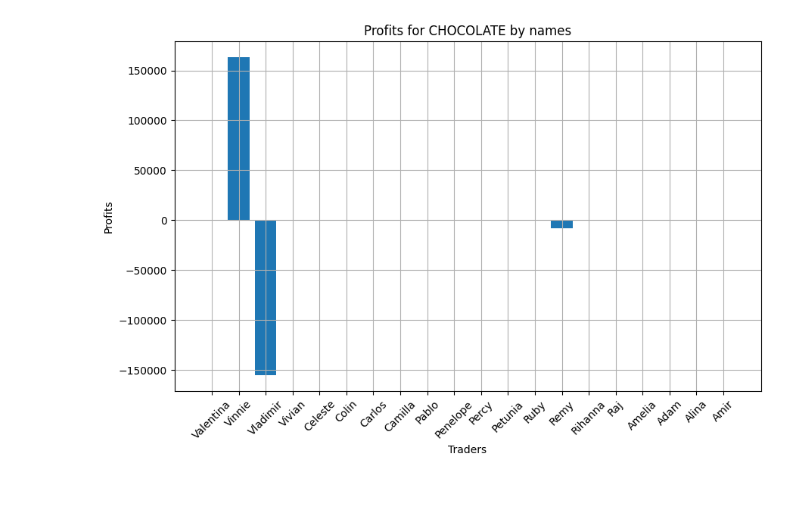
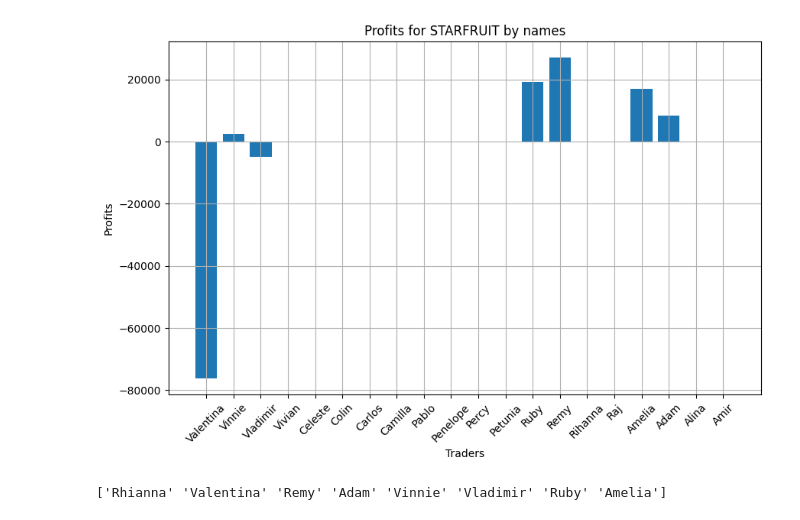
Before and after one commit to Gael-BB/Prosperity2, a Jupyter notebook: research/round5/profit_visualizer.ipynb, the cells around one changed output. Cells and saved outputs as stored; diff of their text form; code cells hidden in the pictures; blank space fills up the shorter version.

```diff
--- a/research/round5/profit_visualizer.ipynb
+++ b/research/round5/profit_visualizer.ipynb
@@ -39,7 +48,7 @@ for path in paths:
     trades = get_data(path)
     prices = get_data(path, price_data=True)
 
-    unique_traders = trades['buyer'].unique()
+    unique_traders = pd.concat([trades['buyer'], trades['seller']], axis=0).unique()
     unique_products = trades['symbol'].unique()
     for trader in traders:
         if trader not in unique_traders:
@@ -49,15 +58,24 @@ for path in paths:
                 continue
             profits[product][trader] += calculate_specific_profits(trades, prices, trader, product)
 # %%
-visualizing_product = 'CHOCOLATE'
+visualizing_product = 'STARFRUIT'
 
 plt.figure(figsize=(10, 6))
 plt.bar(traders, list(profits[visualizing_product].values()))
 plt.xticks(rotation=45)
 plt.grid()
 plt.ylabel('Profits')
 plt.xlabel('Traders')
 plt.title(f'Profits for {visualizing_product} by names')
 plt.show()
 # %% [output]
-[figure, old version]
+[figure, new version]
+# %%
+visualizing_path_index = 2
+visualizing_trader = 'Valentina'
+
+trades = get_data(paths[visualizing_path_index])
+trades = trades[trades['symbol'] == visualizing_product]
+print(pd.concat([trades['buyer'], trades['seller']], axis=0).unique())
+# %% [output]
+['Rhianna' 'Valentina' 'Remy' 'Adam' 'Vinnie' 'Vladimir' 'Ruby' 'Amelia']
```
Also changed, not shown: parts of 5 cells of this notebook, 1 other file.
